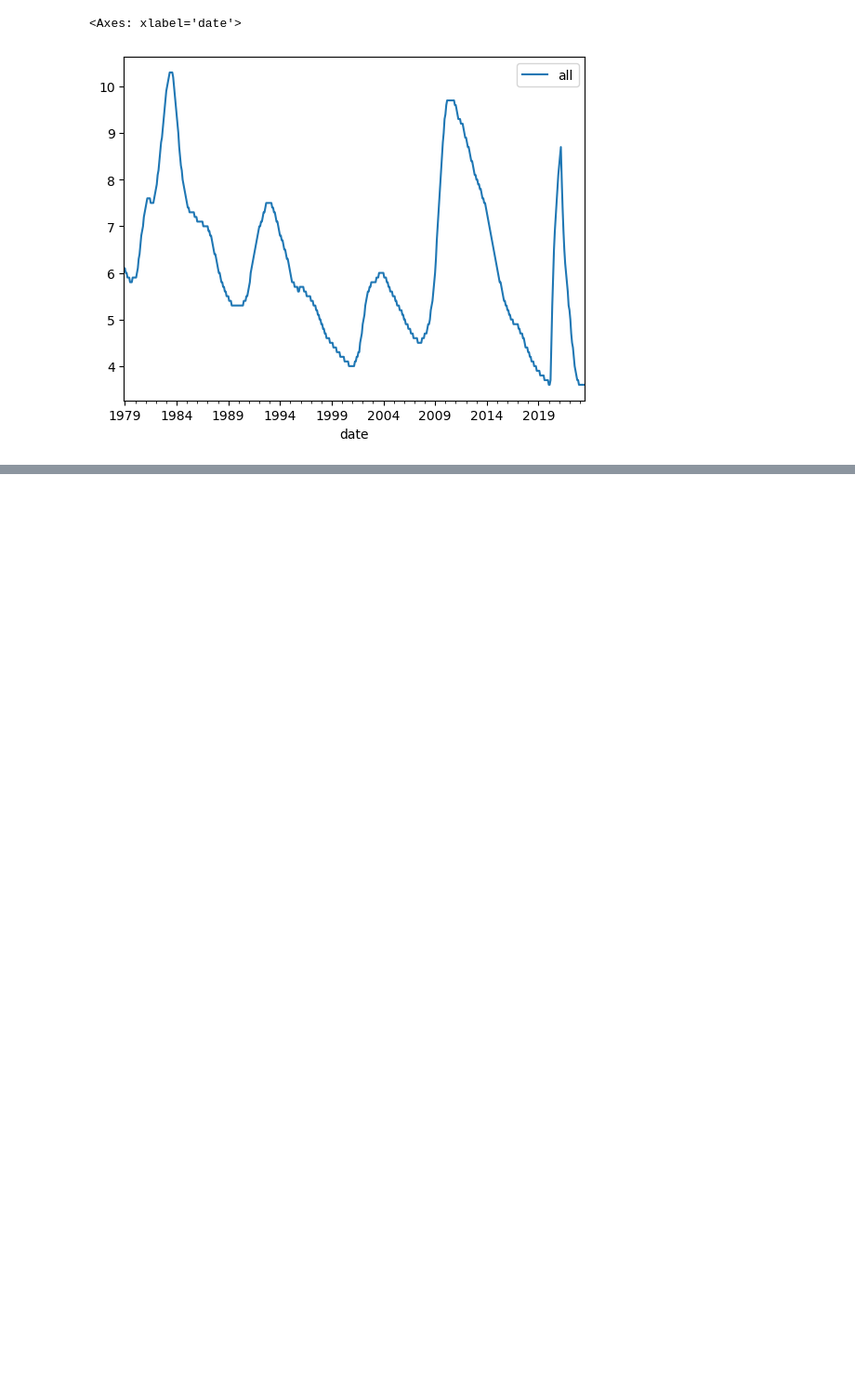
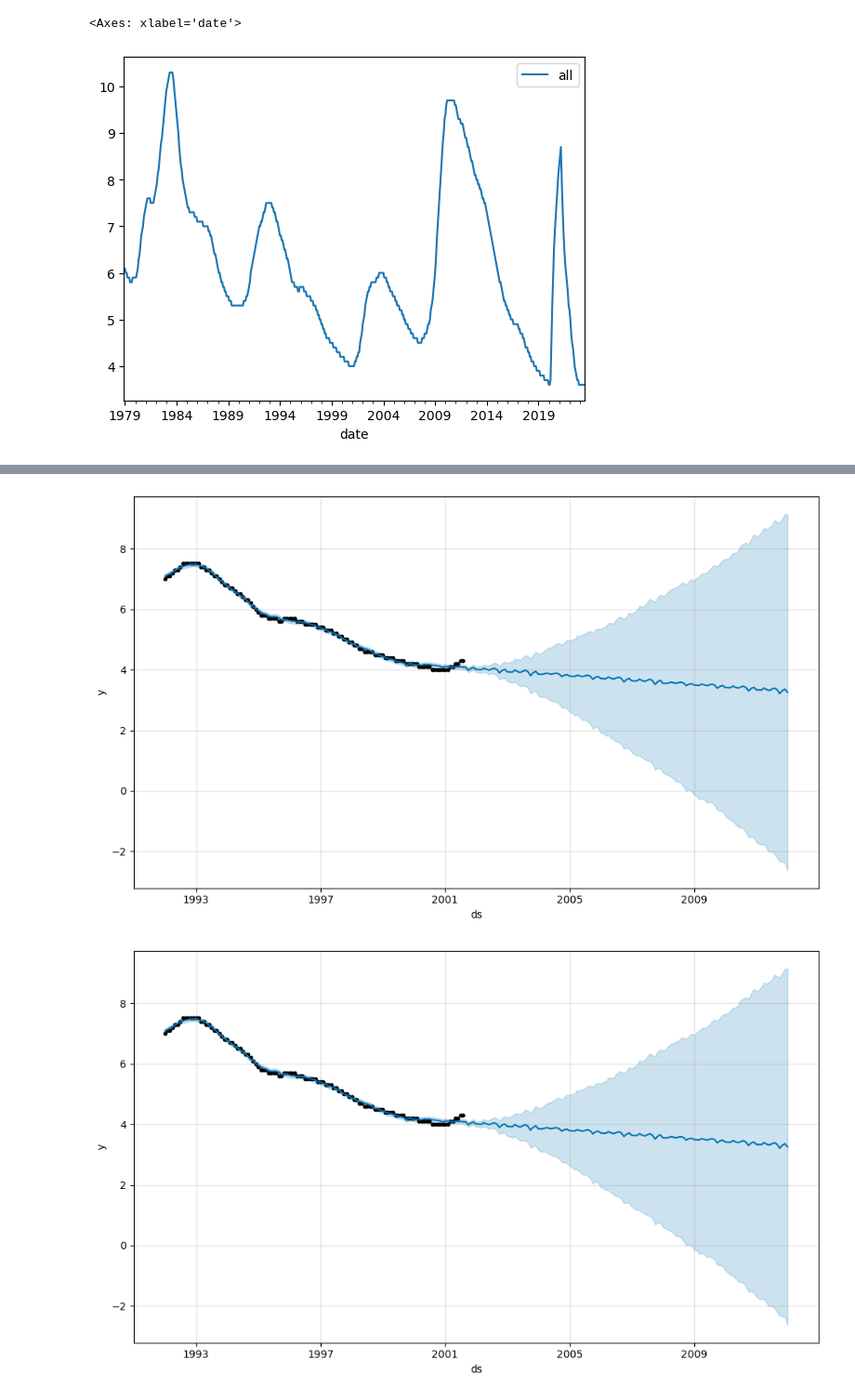
Before and after one commit to Aquamarine278/AI-Bootcamp-Project-1, a Jupyter notebook: unemployment_data.ipynb, the cells around one changed output, grey strips where cells are left out. Shown at 93% size. Cells and saved outputs as stored; diff of their text form; code cells hidden in the pictures; blank space fills up the shorter version.

```diff
--- a/unemployment_data.ipynb
+++ b/unemployment_data.ipynb
@@ -192,0 +266,3 @@ unemployment_df.head()
+# %%
+# Fit the Prophet model.
+model_911_unemployment.fit(unemployment_df_911_forecast)
@@ -192,0 +273,7 @@ unemployment_df.head()
+# %%
+# Create a future dataframe to hold predictions
+# Make the prediction go out as far as 10 years
+future_911_unemployment = model_911_unemployment.make_future_dataframe(periods=125, freq='M')
+
+# View the last five rows of the predictions
+future_911_unemployment.tail()
@@ -192,0 +287,6 @@ unemployment_df.head()
+# %%
+# Make the predictions for the trend data using the future_trends DataFrame
+future_911_unemployment = model_911_unemployment.predict(future_911_unemployment)
+
+# Display the first five rows of the forecast DataFrame
+future_911_unemployment.head()
@@ -192,0 +300,6 @@ unemployment_df.head()
+# %%
+# Plot the Prophet predictions for the Mercado trends data
+model_911_unemployment.plot(future_911_unemployment)
+# %% [output]
+[figure, added]
+[figure, added]
```
Also changed, not shown: parts of 35 cells of this notebook, 1 other file.
